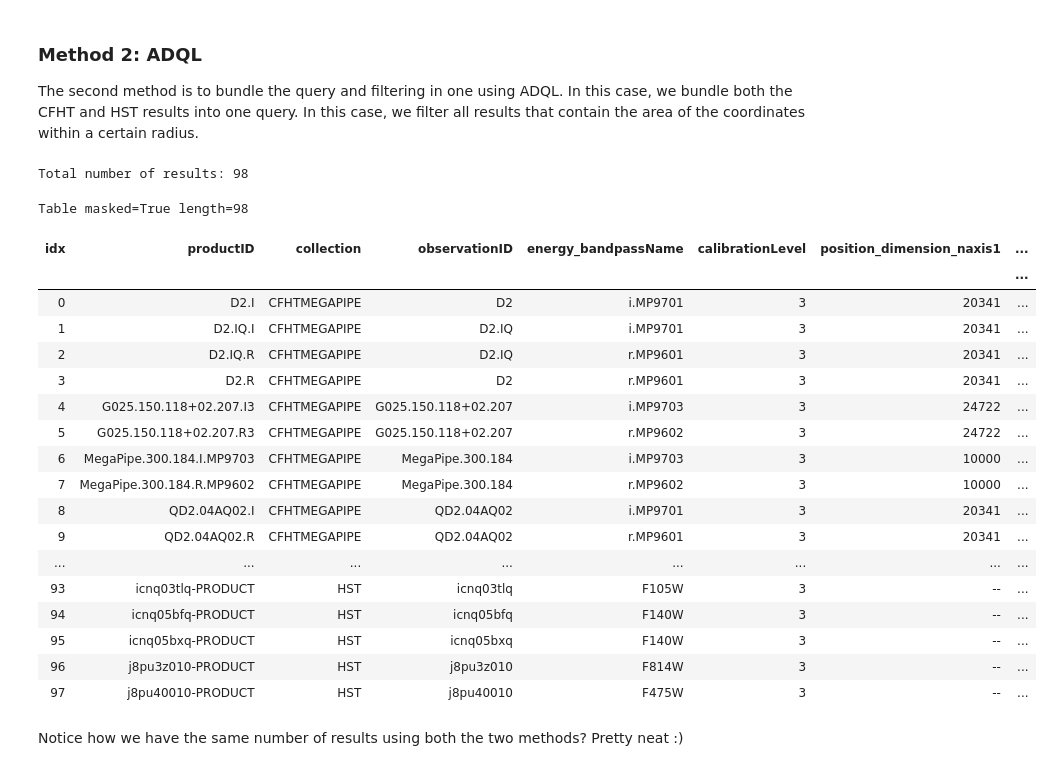
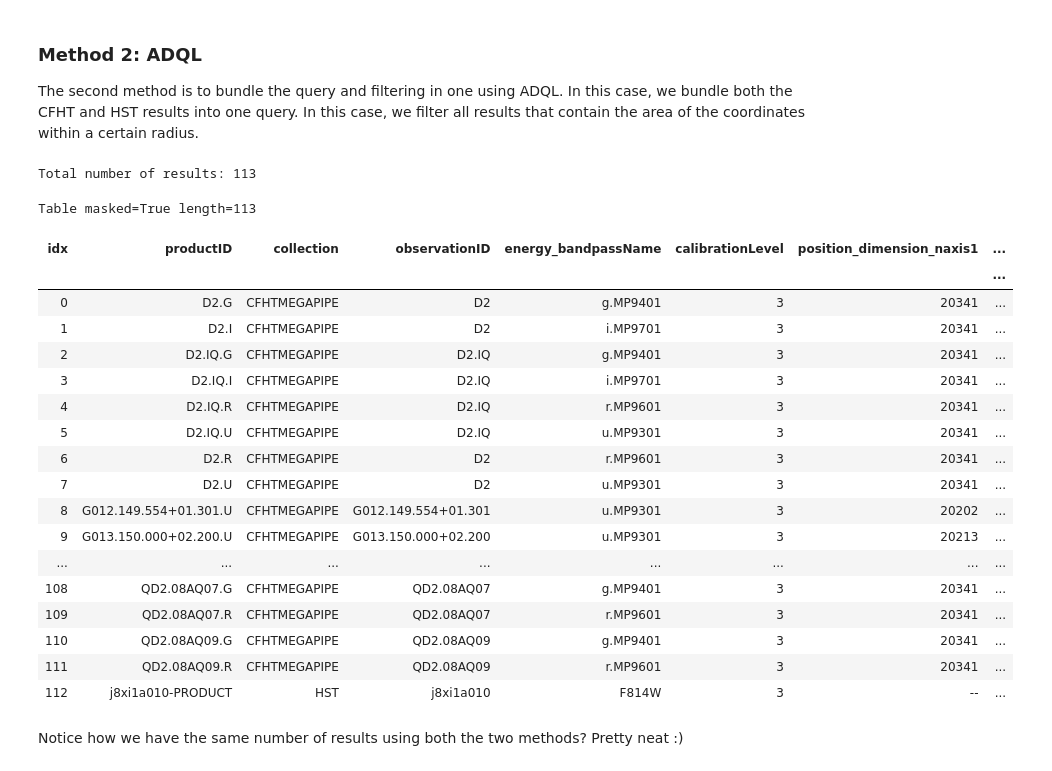
Before and after one commit to ellieb/astroquery_tutorial, a Jupyter notebook: astroquery_example_v1.ipynb, the cells around one changed output. Cells and saved outputs as stored; diff of their text form; code cells hidden in the pictures.

```diff
--- a/astroquery_example_v1.ipynb
+++ b/astroquery_example_v1.ipynb
@@ -43,11 +43,9 @@ First we grab the coordinates of the D2 field:
 # %%
 from astropy.coordinates import SkyCoord
 
-c = SkyCoord('10h00m28s', '02d12m30s', frame='icrs', unit='deg')
+c = SkyCoord('09h59m32.147s', '+01d49m40.52s', frame='icrs', unit='deg')
 radius = 0.0166
-# QUERY Same supernova, different bands
-# display all bands side by side
-# 3000 - 10000 ang ['energy_bounds_lower', 'energy_bounds_upper']
+
 print(c)
 # %% [output]
 <SkyCoord (ICRS): (ra, dec) in deg
@@ -61,8 +55,0 @@ results = cadc.query_name('SNLS 05D2ah')
-# %%
-query = '''SELECT *
-FROM caom2.Plane AS Plane
-JOIN caom2.Observation AS Observation ON Plane.obsID = Observation.obsID
-WHERE ( Observation.target_name LIKE '%05D2ah%' )'''
-
-job = cadc.run_query(query, 'sync')
-results = job.get_results()
@@ -113,15 +85,18 @@ cfht_results.colnames
 # %%
 # Filter for both CFHT and HST data
+ang_to_m = lambda ang: ang*1e-10
+
 prelim_filter = lambda table: (table['calibrationLevel'] == 3) & \
-                              (table['dataProductType'] == 'image') & \
-                              (table['quality_flag'] != 'junk')
+                              (table['quality_flag'] != 'junk') & \
+                              (table['energy_bounds_lower']>= ang_to_m(3000)) & \
+                              (table['energy_bounds_upper']<= ang_to_m(10000)) & \
+                              (table['dataProductType'] == 'image')
 
 cfht_filter = prelim_filter(cfht_results) & (cfht_results['target_name'] == 'D2') & \
     ([energy_bandpass_name.startswith('i.') or energy_bandpass_name.startswith('r.')
       for energy_bandpass_name in cfht_results['energy_bandpassName']])
 
-hst_filter = prelim_filter(hst_results) & \
-    ([target_name.startswith('COSMOS') for target_name in hst_results['target_name']])
+hst_filter = prelim_filter(hst_results)
 
 filtered_cfht_results = cfht_results[cfht_filter]
 filtered_hst_results = hst_results[hst_filter]
@@ -170,50 +152,52 @@ filtered_hst_results[columns_subset].show_in_notebook()
 ### Method 2: ADQL
 The second method is to bundle the query and filtering in one using ADQL. In this case, we bundle both the CFHT and HST results into one query. In this case, we filter all results that contain the area of the coordinates within a certain radius.
 # %%
-query_vars = { 'ra': c.ra.degree, 'dec': c.dec.degree, 'radius': radius }
+query_vars = { 'ra': c.ra.degree, 'dec': c.dec.degree, 'radius': 0.001,
+              'lower': ang_to_m(3000), 'upper': ang_to_m(10000) }
+
 query = '''SELECT *
 FROM caom2.Plane AS Plane
 JOIN caom2.Observation AS Observation ON Plane.obsID = Observation.obsID
 WHERE ( Observation.collection IN ('CFHTMEGAPIPE','HST')
-AND ( Observation.target_name LIKE 'D2%' OR Observation.target_name LIKE 'COSMOS%' )
 AND ( Plane.calibrationLevel = 3 )
 AND ( Plane.dataProductType = 'image')
-AND ( Plane.energy_bandpassName LIKE 'i.%' OR Plane.energy_bandpassName LIKE 'r.%' OR Plane.energy_bandpassName LIKE 'F%')
-AND ( INTERSECTS( CIRCLE('ICRS',
+AND ( Plane.energy_bounds_lower >= {lower} )
+AND ( Plane.energy_bounds_upper <= {upper} )
+AND ( CONTAINS( CIRCLE('ICRS',
 {ra},
 {dec},
 {radius}),
 Plane.position_bounds ) = 1 )
 AND ( Plane.quality_flag IS NULL OR Plane.quality_flag != 'junk' ))'''.format(**query_vars)
 
 job = cadc.run_query(query, 'sync')
 results = job.get_results()
 
 results.sort('productID')
 
 print('Total number of results: {}'.format(len(results)))
 results[columns_subset].show_in_notebook()
 # %% [output]
-Total number of results: 98
+Total number of results: 113
-Table masked=True length=98
+Table masked=True length=113
 | idx | productID | collection | observationID | energy_bandpassName | calibrationLevel | position_dimension_naxis1 | ... |
 |  |  |  |  |  |  |  | ... |
-| 0 | D2.I | CFHTMEGAPIPE | D2 | i.MP9701 | 3 | 20341 | ... |
-| 1 | D2.IQ.I | CFHTMEGAPIPE | D2.IQ | i.MP9701 | 3 | 20341 | ... |
-| 2 | D2.IQ.R | CFHTMEGAPIPE | D2.IQ | r.MP9601 | 3 | 20341 | ... |
-| 3 | D2.R | CFHTMEGAPIPE | D2 | r.MP9601 | 3 | 20341 | ... |
-| 4 | G025.150.118+02.207.I3 | CFHTMEGAPIPE | G025.150.118+02.207 | i.MP9703 | 3 | 24722 | ... |
-| 5 | G025.150.118+02.207.R3 | CFHTMEGAPIPE | G025.150.118+02.207 | r.MP9602 | 3 | 24722 | ... |
-| 6 | MegaPipe.300.184.I.MP9703 | CFHTMEGAPIPE | MegaPipe.300.184 | i.MP9703 | 3 | 10000 | ... |
-| 7 | MegaPipe.300.184.R.MP9602 | CFHTMEGAPIPE | MegaPipe.300.184 | r.MP9602 | 3 | 10000 | ... |
-| 8 | QD2.04AQ02.I | CFHTMEGAPIPE | QD2.04AQ02 | i.MP9701 | 3 | 20341 | ... |
-| 9 | QD2.04AQ02.R | CFHTMEGAPIPE | QD2.04AQ02 | r.MP9601 | 3 | 20341 | ... |
+| 0 | D2.G | CFHTMEGAPIPE | D2 | g.MP9401 | 3 | 20341 | ... |
+| 1 | D2.I | CFHTMEGAPIPE | D2 | i.MP9701 | 3 | 20341 | ... |
+| 2 | D2.IQ.G | CFHTMEGAPIPE | D2.IQ | g.MP9401 | 3 | 20341 | ... |
+| 3 | D2.IQ.I | CFHTMEGAPIPE | D2.IQ | i.MP9701 | 3 | 20341 | ... |
+| 4 | D2.IQ.R | CFHTMEGAPIPE | D2.IQ | r.MP9601 | 3 | 20341 | ... |
+| 5 | D2.IQ.U | CFHTMEGAPIPE | D2.IQ | u.MP9301 | 3 | 20341 | ... |
+| 6 | D2.R | CFHTMEGAPIPE | D2 | r.MP9601 | 3 | 20341 | ... |
+| 7 | D2.U | CFHTMEGAPIPE | D2 | u.MP9301 | 3 | 20341 | ... |
+| 8 | G012.149.554+01.301.U | CFHTMEGAPIPE | G012.149.554+01.301 | u.MP9301 | 3 | 20202 | ... |
+| 9 | G013.150.000+02.200.U | CFHTMEGAPIPE | G013.150.000+02.200 | u.MP9301 | 3 | 20213 | ... |
 | ... | ... | ... | ... | ... | ... | ... | ... |
-| 93 | icnq03tlq-PRODUCT | HST | icnq03tlq | F105W | 3 | -- | ... |
-| 94 | icnq05bfq-PRODUCT | HST | icnq05bfq | F140W | 3 | -- | ... |
-| 95 | icnq05bxq-PRODUCT | HST | icnq05bxq | F140W | 3 | -- | ... |
-| 96 | j8pu3z010-PRODUCT | HST | j8pu3z010 | F814W | 3 | -- | ... |
-| 97 | j8pu40010-PRODUCT | HST | j8pu40010 | F475W | 3 | -- | ... |
+| 108 | QD2.08AQ07.G | CFHTMEGAPIPE | QD2.08AQ07 | g.MP9401 | 3 | 20341 | ... |
+| 109 | QD2.08AQ07.R | CFHTMEGAPIPE | QD2.08AQ07 | r.MP9601 | 3 | 20341 | ... |
+| 110 | QD2.08AQ09.G | CFHTMEGAPIPE | QD2.08AQ09 | g.MP9401 | 3 | 20341 | ... |
+| 111 | QD2.08AQ09.R | CFHTMEGAPIPE | QD2.08AQ09 | r.MP9601 | 3 | 20341 | ... |
+| 112 | j8xi1a010-PRODUCT | HST | j8xi1a010 | F814W | 3 | -- | ... |
 # %% [markdown]
 Notice how we have the same number of results using both the two methods? Pretty  neat :)
 # %% [markdown]
```
Also changed, not shown: parts of 21 cells of this notebook, 1 other file.
